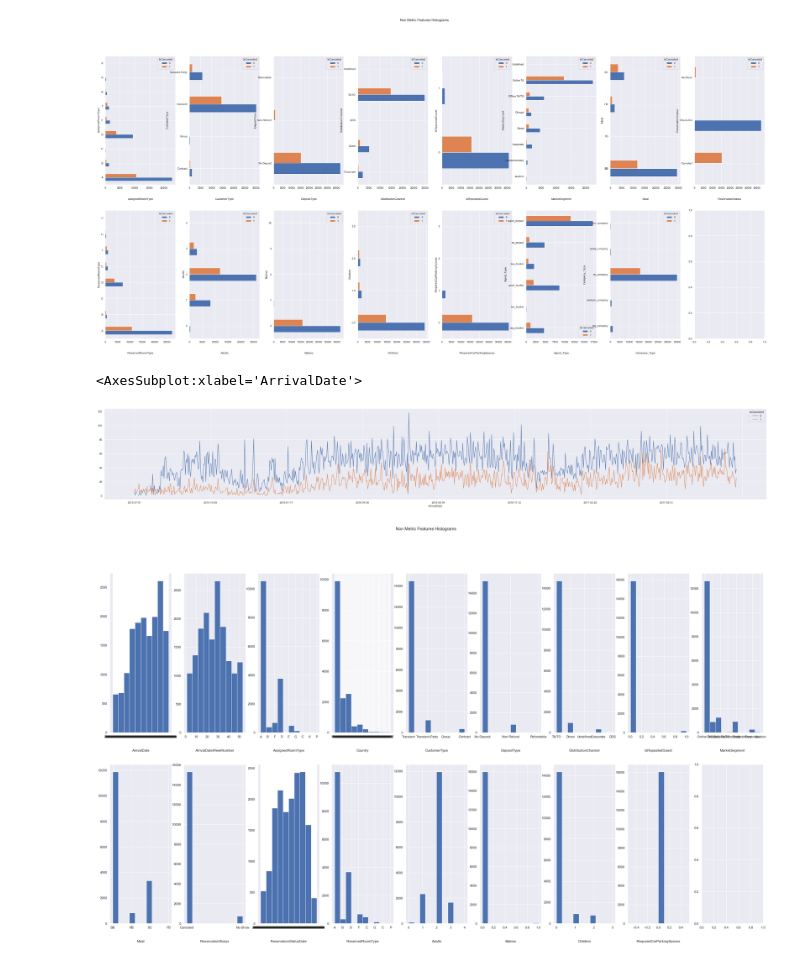
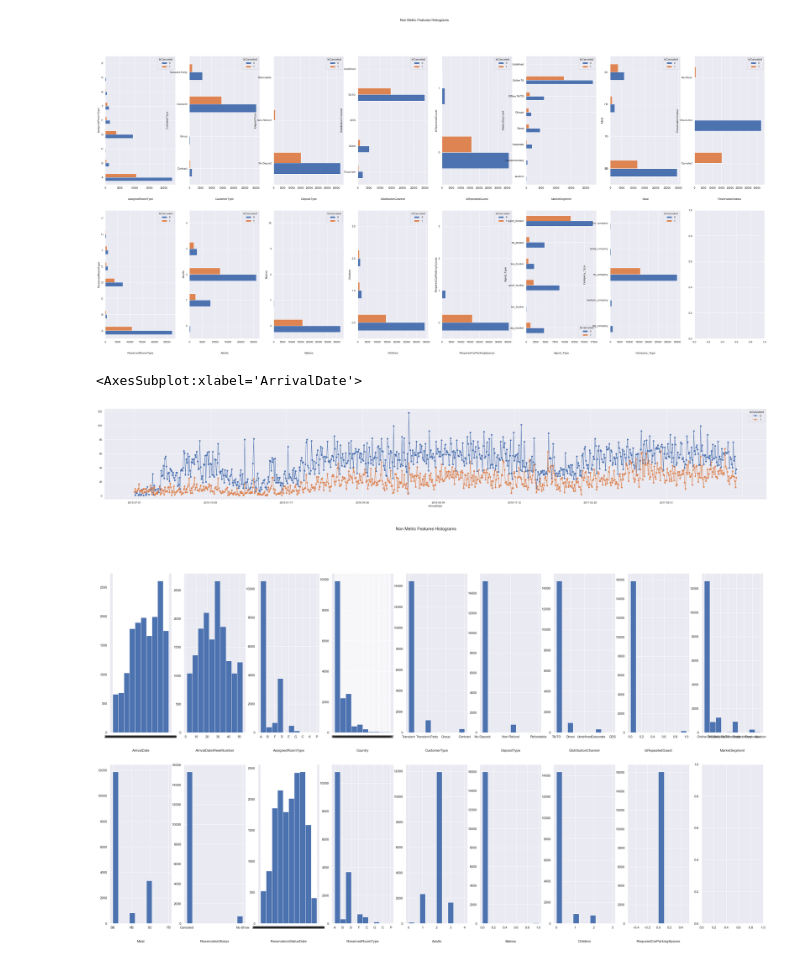
Before and after one commit to diogobulhosa/BC2, a Jupyter notebook: scripts/BC2-Notebook_Visuals.ipynb, the cells around one changed output. Cells and saved outputs as stored; diff of their text form; code cells hidden in the pictures.

Commit message:
new graph sinto que isto vai dar merda

```diff
--- a/scripts/BC2-Notebook_Visuals.ipynb
+++ b/scripts/BC2-Notebook_Visuals.ipynb
@@ -51,11 +51,10 @@ plt.show()
 [figure]
 # %%
 fig, ax = plt.subplots(figsize=(50,7))
-df.groupby(['IsCanceled','ArrivalDate']).size().unstack(0).plot(ax=ax)
-df.groupby(['IsCanceled','Reservation']).size().unstack(0).plot(ax=ax)
+df.groupby(['IsCanceled','ArrivalDate']).size().unstack(0).plot(ax=ax, marker='o')
 # %% [output]
 <AxesSubplot:xlabel='ArrivalDate'>
-[figure, old version]
+[figure, new version]
 # %%
 # Non Metric Features Histograms
 sns.set()
```
